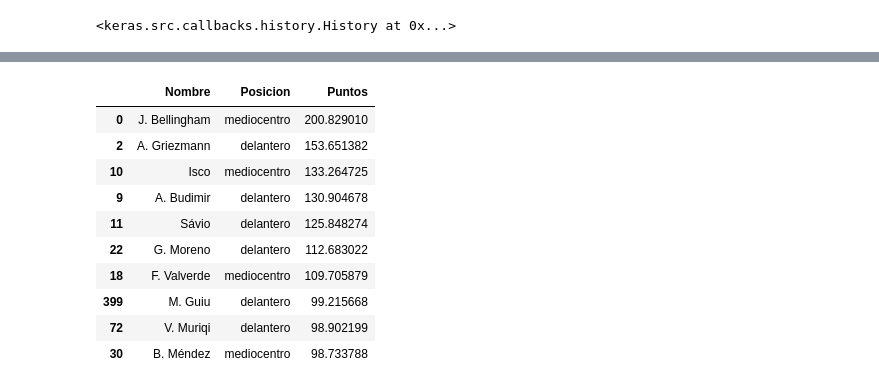
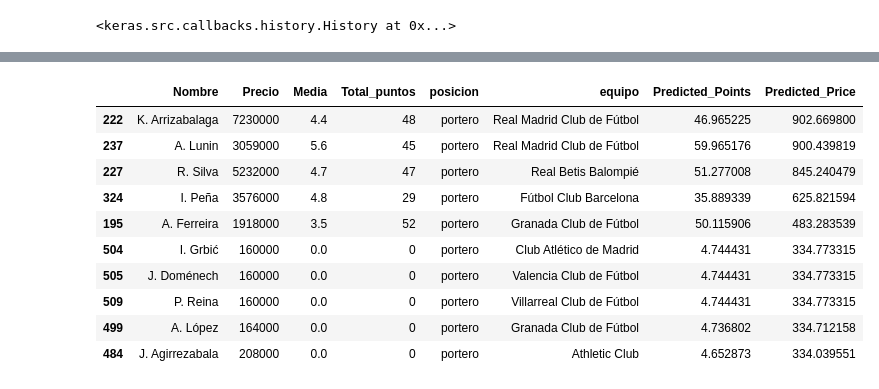
Before and after one commit to jamesyul/Cyber-Football_PCI, a Jupyter notebook: ML/Red Neuronales/ML_Redes Neuronales.ipynb, the cells around one changed output, grey strips where cells are left out. Saved outputs shown, nothing was run; the diff lists cells and outputs as text; code cells hidden in the pictures.

```diff
--- a/ML/Red Neuronales/ML_Redes Neuronales.ipynb
+++ b/ML/Red Neuronales/ML_Redes Neuronales.ipynb
@@ -163 +142,27 @@ MSE para precio: 58069431360013.24
 R^2 para precio: -0.59
+# %%
+# Crear DataFrames para los top 10 jugadores por precio y puntos predichos
+top_10_precio = df_sorted.nlargest(10, 'Predicted_Price')
+top_10_puntos = df_sorted.nlargest(10, 'Predicted_Points')
+
+# Filtrar jugadores con la posición de delantero
+delanteros = df_with_predictions[df_with_predictions['posicion'] == 'delantero']
+mediocentro = df_with_predictions[df_with_predictions['posicion'] == 'mediocentro']
+portero = df_with_predictions[df_with_predictions['posicion'] == 'portero']
+defensa = df_with_predictions[df_with_predictions['posicion'] == 'defensa']
+
+# Crear DataFrames para los top 10 Delanteros por precio y puntos predichos
+top_10_precio_Delanteros = delanteros.nlargest(10, 'Predicted_Price')
+top_10_puntos_Delanteros = delanteros.nlargest(10, 'Predicted_Points')
+
+# Crear DataFrames para los top 10 Mediocentros por precio y puntos predichos
+top_10_precio_Mediocentro = mediocentro.nlargest(10, 'Predicted_Price')
+top_10_puntos_Mediocentro = mediocentro.nlargest(10, 'Predicted_Points')
+
+# Crear DataFrames para los top 10 Porteros por precio y puntos predichos
+top_10_precio_Portero = portero.nlargest(10, 'Predicted_Price')
+top_10_puntos_Portero = portero.nlargest(10, 'Predicted_Points')
+
+# Crear DataFrames para los top 10 Defensas por precio y puntos predichos
+top_10_precio_Defensa = defensa.nlargest(10, 'Predicted_Price')
+top_10_puntos_Defensa = defensa.nlargest(10, 'Predicted_Points')
@@ -202,15 +276,15 @@ top_10_precio_predictions.to_csv('top_10_precio_predictions.csv', index=False)
 # %%
-top_10_puntos_predictions
+top_10_precio_Portero
 # %% [output]
-|  | Nombre | Posicion | Puntos |
-| 0 | J. Bellingham | mediocentro | 200.829010 |
-| 2 | A. Griezmann | delantero | 153.651382 |
-| 10 | Isco | mediocentro | 133.264725 |
-| 9 | A. Budimir | delantero | 130.904678 |
-| 11 | Sávio | delantero | 125.848274 |
-| 22 | G. Moreno | delantero | 112.683022 |
-| 18 | F. Valverde | mediocentro | 109.705879 |
-| 399 | M. Guiu | delantero | 99.215668 |
-| 72 | V. Muriqi | delantero | 98.902199 |
-| 30 | B. Méndez | mediocentro | 98.733788 |
+|  | Nombre | Precio | Media | Total_puntos | posicion | equipo | Predicted_Points | Predicted_Price |
+| 222 | K. Arrizabalaga | 7230000 | 4.4 | 48 | portero | Real Madrid Club de Fútbol | 46.965225 | 902.669800 |
+| 237 | A. Lunin | 3059000 | 5.6 | 45 | portero | Real Madrid Club de Fútbol | 59.965176 | 900.439819 |
+| 227 | R. Silva | 5232000 | 4.7 | 47 | portero | Real Betis Balompié | 51.277008 | 845.240479 |
+| 324 | I. Peña | 3576000 | 4.8 | 29 | portero | Fútbol Club Barcelona | 35.889339 | 625.821594 |
+| 195 | A. Ferreira | 1918000 | 3.5 | 52 | portero | Granada Club de Fútbol | 50.115906 | 483.283539 |
+| 504 | I. Grbić | 160000 | 0.0 | 0 | portero | Club Atlético de Madrid | 4.744431 | 334.773315 |
+| 505 | J. Doménech | 160000 | 0.0 | 0 | portero | Valencia Club de Fútbol | 4.744431 | 334.773315 |
+| 509 | P. Reina | 160000 | 0.0 | 0 | portero | Villarreal Club de Fútbol | 4.744431 | 334.773315 |
+| 499 | A. López | 164000 | 0.0 | 0 | portero | Granada Club de Fútbol | 4.736802 | 334.712158 |
+| 484 | J. Agirrezabala | 208000 | 0.0 | 0 | portero | Athletic Club | 4.652873 | 334.039551 |
 # %%
```
Also changed, not shown: parts of 15 cells of this notebook, 9 other files.
